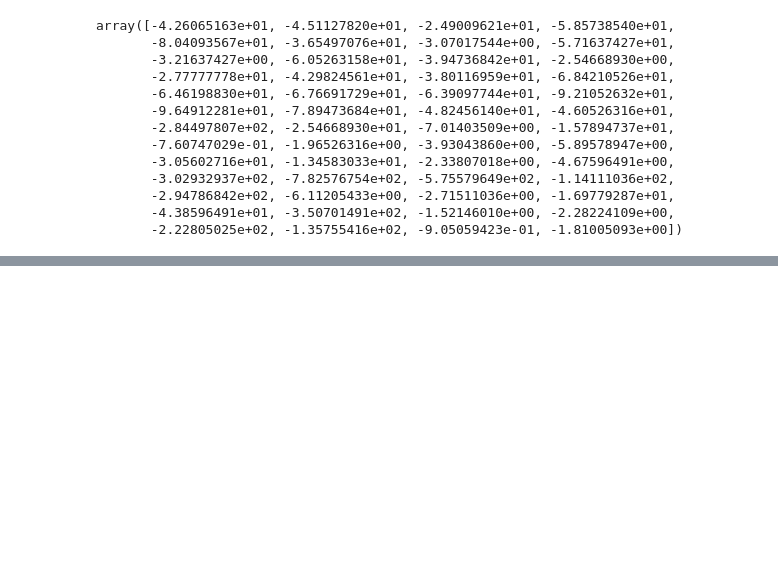
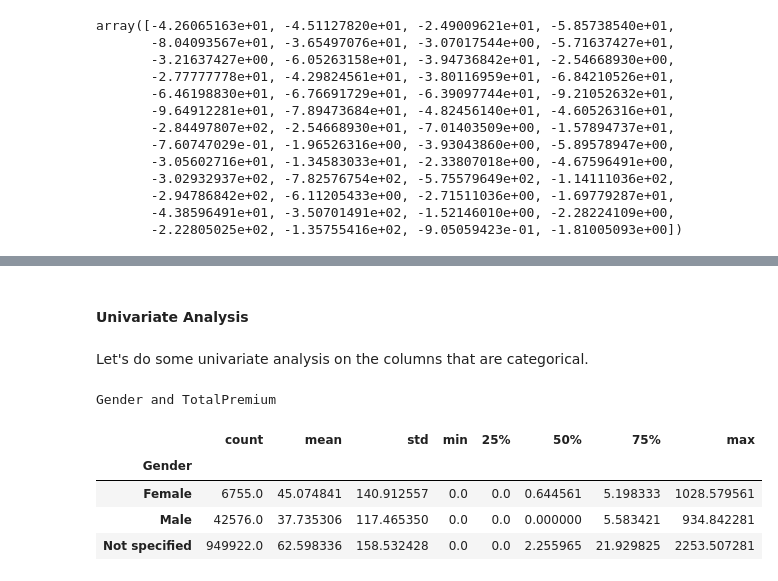
Before and after one commit to mussewold/insurance-data-analysis, a Jupyter notebook: notebooks/eda.ipynb, the cells around one changed output, grey strips where cells are left out. Saved outputs shown, nothing was run; the diff lists cells and outputs as text; code cells hidden in the pictures; blank space fills up the shorter version.

```diff
--- a/notebooks/eda.ipynb
+++ b/notebooks/eda.ipynb
@@ -239 +232,26 @@ df.describe()
 | max | 301175.000000 | 23246.000000 | 9870.000000 | 6.506535e+07 | 2015.000000 | 10.000000 | 12880.000000 | ... |
+# %% [markdown]
+#### Univariate Analysis
+# %% [markdown]
+Let's do some univariate analysis on the columns that are categorical.
+# %%
+# gender and TotalPremium
+print('Gender and TotalPremium')
+df.groupby('Gender')['TotalPremium'].describe()
+# # marital status and TotalPremium
+# df.groupby('MaritalStatus')['TotalPremium'].describe()
+# # province and TotalPremium
+# df.groupby('Province')['TotalPremium'].describe()
+# # gender and TotalClaims
+# df.groupby('Gender')['TotalClaims'].describe()
+# # marital status and TotalClaims
+# df.groupby('MaritalStatus')['TotalClaims'].describe()
+# # province and TotalClaims
+# df.groupby('Province')['TotalClaims'].describe()
+# %% [output]
+Gender and TotalPremium
+|  | count | mean | std | min | 25% | 50% | 75% | max |
+| Gender |  |  |  |  |  |  |  |  |
+| Female | 6755.0 | 45.074841 | 140.912557 | 0.0 | 0.0 | 0.644561 | 5.198333 | 1028.579561 |
+| Male | 42576.0 | 37.735306 | 117.465350 | 0.0 | 0.0 | 0.000000 | 5.583421 | 934.842281 |
+| Not specified | 949922.0 | 62.598336 | 158.532428 | 0.0 | 0.0 | 2.255965 | 21.929825 | 2253.507281 |
```
Also changed, not shown: parts of 8 cells of this notebook, 1 other file.
